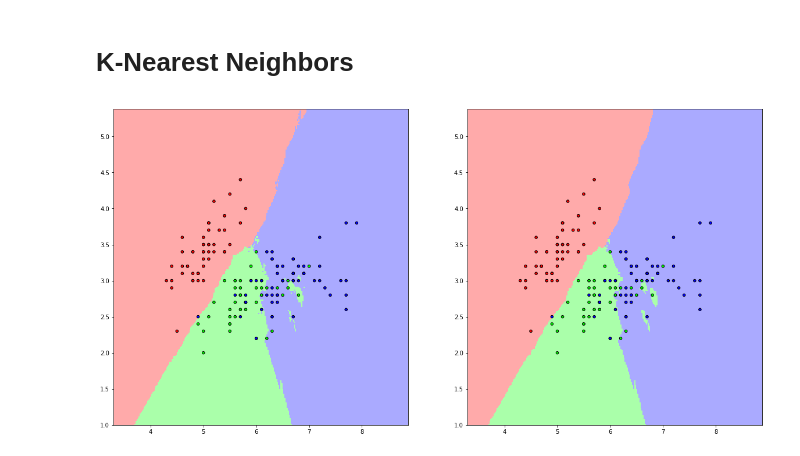
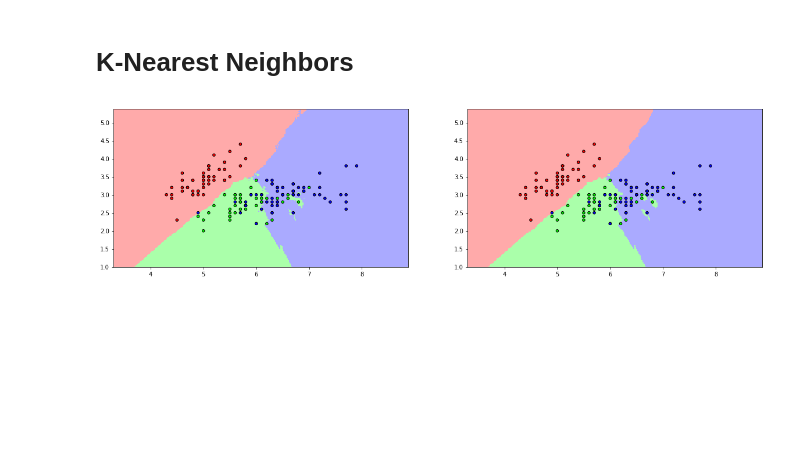
Before and after one commit to kristofbc/explainable-ml, a Jupyter notebook: examples/k_nearest_neighbors.ipynb, the cells around one changed output. Cells and saved outputs as stored; diff of their text form; code cells hidden in the pictures; blank space fills up the shorter version.

```diff
--- a/examples/k_nearest_neighbors.ipynb
+++ b/examples/k_nearest_neighbors.ipynb
@@ -33,35 +33,35 @@ y_train_slice = y
 
 # Classify the values
 # http://scikit-learn.org/stable/auto_examples/neighbors/plot_classification.html#sphx-glr-auto-examples-neighbors-plot-classification-py
-plt.figure(1, figsize=(20, 10))
+plt.figure(1, figsize=(20, 5))
 
 # Get the x_test
 x_min, x_max = x_train_slice[:, 0].min() - 1, x_train_slice[:, 0].max() + 1
 y_min, y_max = x_train_slice[:, 1].min() - 1, x_train_slice[:, 1].max() + 1
 xx, yy = np.meshgrid(np.arange(x_min, x_max, h), np.arange(y_min, y_max, h))
 x_test_slice = np.c_[xx.ravel(), yy.ravel()]
 
 # Their Classifier
 clf = skneighbors.KNeighborsClassifier(n_neighbors=n_neighbors)
 clf = clf.fit(x_train_slice, y_train_slice)
 z_theirs = clf.predict(x_test_slice)
 z_theirs = np.reshape(z_theirs, xx.shape)
 
 # Our Classifier
 clf = KNearestNeighbors(k=n_neighbors)
 z_ours = clf.predict(x_train_slice, y_train_slice, x_test_slice)
 z_ours = np.reshape(z_ours, xx.shape)
 
 # Color map for figures
 cmap_light = ListedColormap(['#FFAAAA', '#AAFFAA', '#AAAAFF'])
 cmap_bold = ListedColormap(['#FF0000', '#00FF00', '#0000FF'])
 plt.xlim(xx.min(), xx.max())
 plt.ylim(yy.min(), yy.max())
 for i, z in enumerate([z_ours, z_theirs]):
     plt.subplot(1, 2, i+1)
     plt.pcolormesh(xx, yy, z, cmap=cmap_light)
     plt.scatter(x_train_slice[:, 0], x_train_slice[:, 1], c=y_train_slice, cmap=cmap_bold, edgecolor='k', s=20)
 
 plt.show()
 # %% [output]
-[figure, old version]
+[figure, new version]
```
Also changed, not shown: 1 other file.
